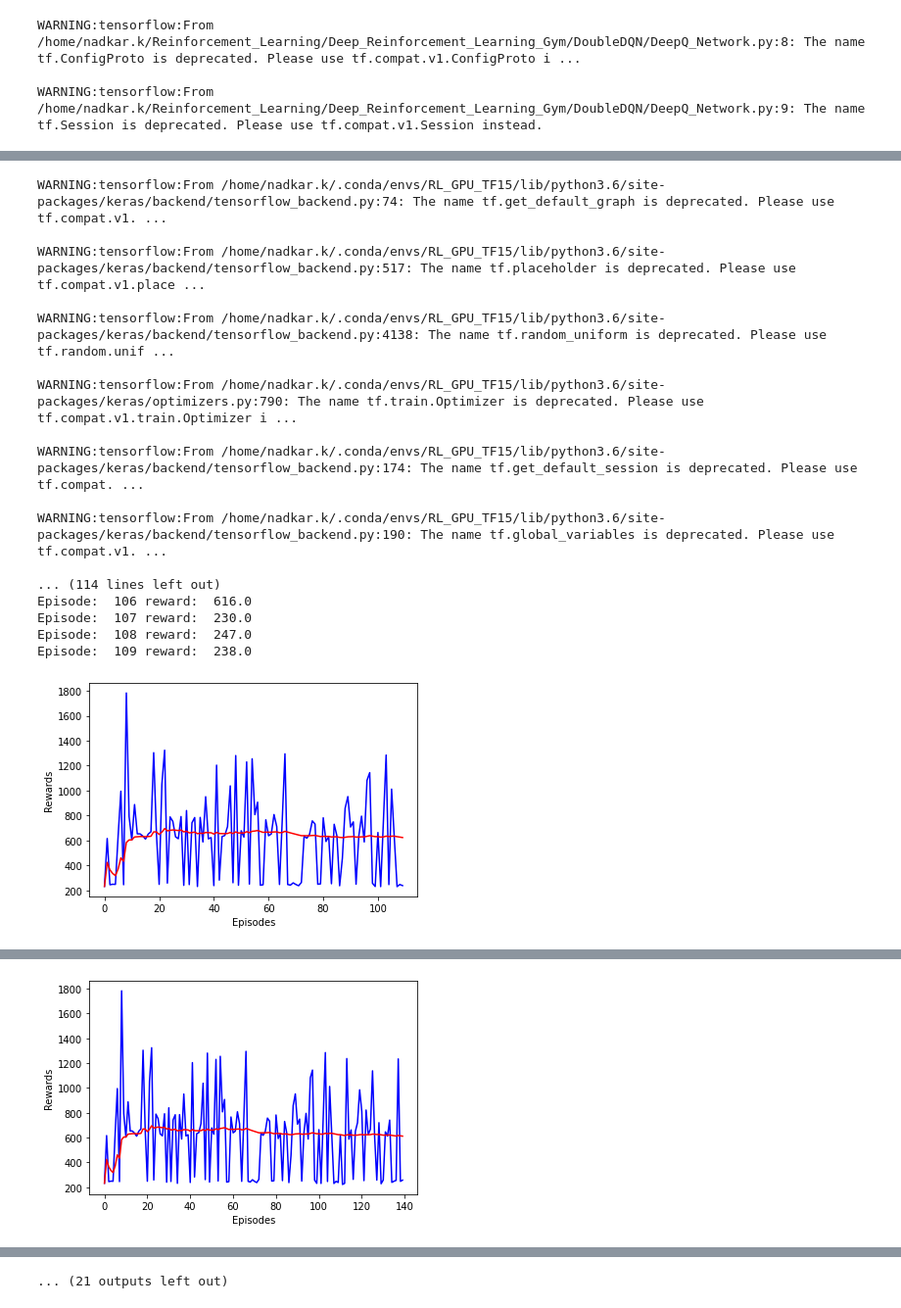
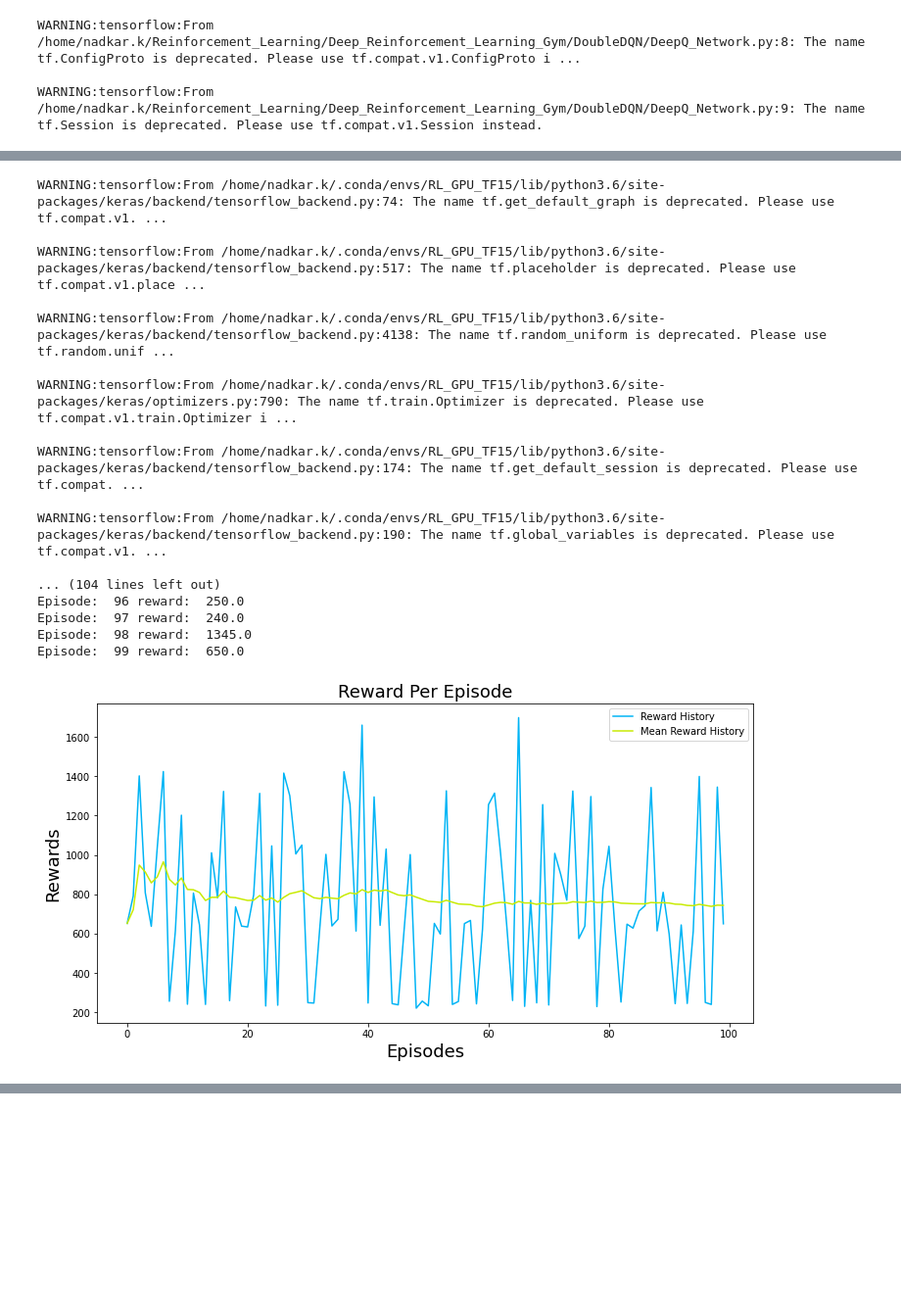
Before and after one commit to KailashDN/Deep_Reinforcement_Learning_Gym, a Jupyter notebook: DoubleDQN/train_DDQN_mario.ipynb, the cells around one changed output, grey strips where cells are left out. Shown: that part at 98% size. Saved outputs shown, nothing was run; the diff lists cells and outputs as text; code cells hidden in the pictures; blank space fills up the shorter version.

```diff
--- a/DoubleDQN/train_DDQN_mario.ipynb
+++ b/DoubleDQN/train_DDQN_mario.ipynb
@@ -22,17 +22,17 @@ WARNING:tensorflow:From /home/nadkar.k/Reinforcement_Learning/Deep_Reinforcement
 # %%
 FRAME_DIM = (84, 84, 4)
 ACTION_SPACE = RIGHT_ONLY   # We can also use other action space COMPLEX_MOVEMENT( for left, right, up and down actions)
-REPLAY_MEMORY_CAPACITY = 100_000
+REPLAY_MEMORY_CAPACITY = 200_000
 NUM_EPISODES = 1001
 MAX_STEPS_PER_GAME = 1000
 GAMMA = 0.99
 RENDER_ENVIRONMENT = False
 
-BATCH_SIZE = 32
+BATCH_SIZE = 128
 TRAIN_FREQUENCE = 4  # number of total steps after which the policy model is trained
 TARGET_NETWORK_UPDATE_FREQUENCE = 40_000  # number of total steps after which the weights of the policy model are copied to the target model
 
-EXPLORATION_MAX = 1.0
-EXPLORATION_MIN = 0.1
+EXPLORATION_MAX = .8
+EXPLORATION_MIN = 0.05
 EXPLORATION_STEPS = 1_000_000
 EXPLORATION_DECAY = (EXPLORATION_MAX - EXPLORATION_MIN) / EXPLORATION_STEPS
@@ -173,40 +199,44 @@ for episode in range(NUM_EPISODES):
         total_steps += 1
 
         # train the policy network
         if total_steps % TRAIN_FREQUENCE == 0:
             train_policy_model(replay_memory, policy_net.model, target_net.model)
 
         # update the weights of the target model if necessary
         if total_steps % TARGET_NETWORK_UPDATE_FREQUENCE == 0:
             print("Updated the target Model")
             target_net.model.set_weights(policy_net.model.get_weights())
 
         # update the exploration rate
         current_exploration -= EXPLORATION_DECAY
         current_exploration = max(EXPLORATION_MIN, current_exploration)
 
     # plot the reward history
-    if (episode + 1) % 10 == 0 and episode > 100:
-        plt.plot(reward_history, "b-", mean_reward_history, "r-")
-        plt.ylabel("Rewards")
-        plt.xlabel("Episodes")
+    if (episode + 1) % 100 == 0:
+        plt.figure(figsize=(12,6))
+        plt.plot(reward_history, "#00b4f5", label = "Reward History")
+        plt.plot(mean_reward_history, "#c8eb02", label = "Mean Reward History")
+        plt.ylabel("Rewards", fontsize = 18)
+        plt.xlabel("Episodes",fontsize = 18)
+        plt.title("Reward Per Episode", fontsize = 18)
+        plt.legend()
         plt.show()
 # %% [output]
 WARNING:tensorflow:From /home/nadkar.k/.conda/envs/RL_GPU_TF15/lib/python3.6/site-packages/keras/backend/tensorflow_backend.py:74: The name tf.get_default_graph is deprecated. Please use tf.compat.v1. ...
 
 WARNING:tensorflow:From /home/nadkar.k/.conda/envs/RL_GPU_TF15/lib/python3.6/site-packages/keras/backend/tensorflow_backend.py:517: The name tf.placeholder is deprecated. Please use tf.compat.v1.place ...
 
 WARNING:tensorflow:From /home/nadkar.k/.conda/envs/RL_GPU_TF15/lib/python3.6/site-packages/keras/backend/tensorflow_backend.py:4138: The name tf.random_uniform is deprecated. Please use tf.random.unif ...
 
 WARNING:tensorflow:From /home/nadkar.k/.conda/envs/RL_GPU_TF15/lib/python3.6/site-packages/keras/optimizers.py:790: The name tf.train.Optimizer is deprecated. Please use tf.compat.v1.train.Optimizer i ...
 
 WARNING:tensorflow:From /home/nadkar.k/.conda/envs/RL_GPU_TF15/lib/python3.6/site-packages/keras/backend/tensorflow_backend.py:174: The name tf.get_default_session is deprecated. Please use tf.compat. ...
 
 WARNING:tensorflow:From /home/nadkar.k/.conda/envs/RL_GPU_TF15/lib/python3.6/site-packages/keras/backend/tensorflow_backend.py:190: The name tf.global_variables is deprecated. Please use tf.compat.v1. ...
 
-... (114 lines left out)
-Episode:  106 reward:  616.0
-Episode:  107 reward:  230.0
-Episode:  108 reward:  247.0
-Episode:  109 reward:  238.0
+... (104 lines left out)
+Episode:  96 reward:  250.0
+Episode:  97 reward:  240.0
+Episode:  98 reward:  1345.0
+Episode:  99 reward:  650.0
-[figure, old version]
+[figure, new version]
@@ -246 +295,0 @@ Episode:  139 reward:  257.0
-[figure, removed]
@@ -269 +295,0 @@ Episode:  159 reward:  636.0
-... (21 outputs left out)
```
Also changed, not shown: parts of 4 cells of this notebook.
